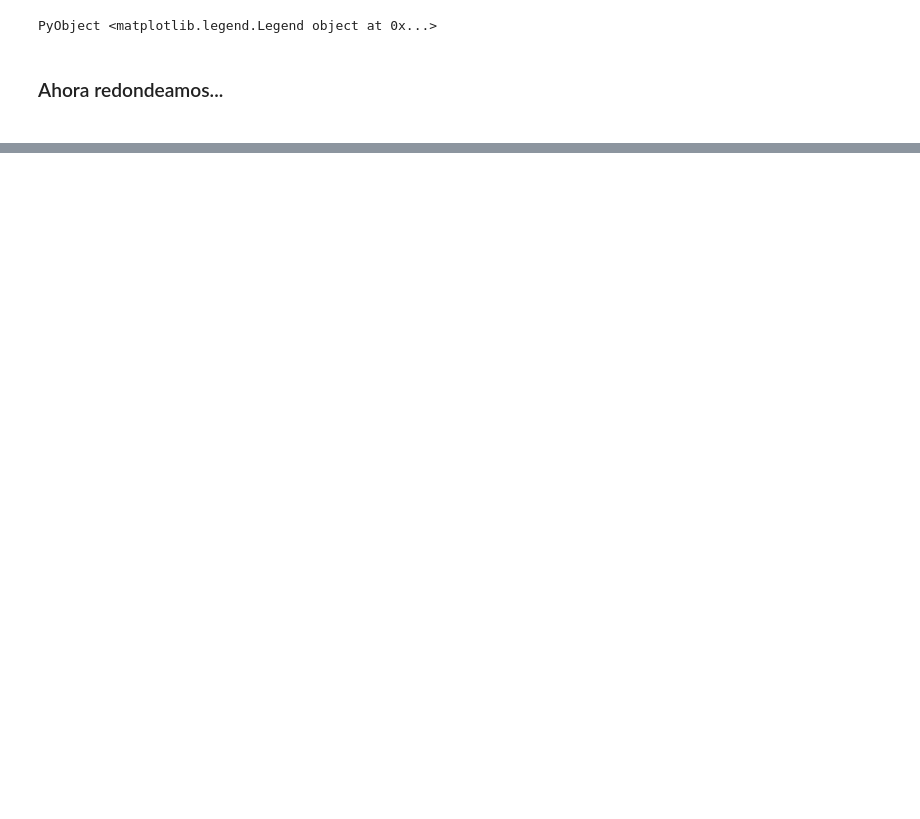
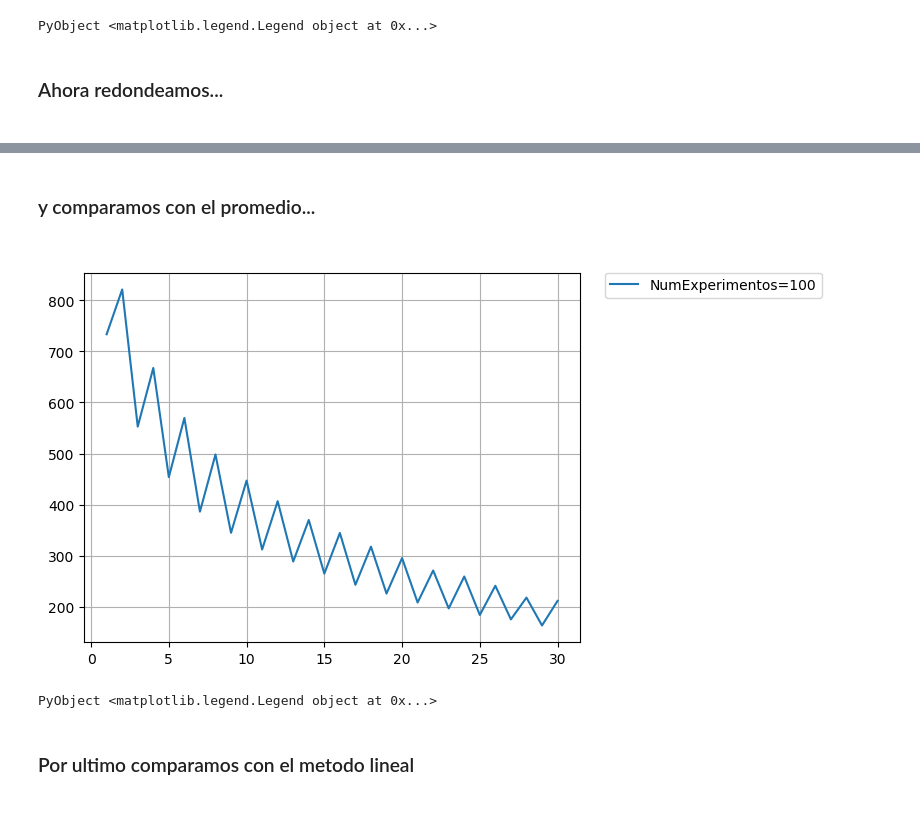
Before and after one commit to Zlinki/MasterThesis, a Jupyter notebook: ErrorvsObservaciones.ipynb, the cells around one changed output, grey strips where cells are left out. Drawn from its saved outputs; the diff is of its cells as text; code cells hidden in the pictures; blank space fills up the shorter version.

Commit message:
mejoras a varios metodos

```diff
--- a/ErrorvsObservaciones.ipynb
+++ b/ErrorvsObservaciones.ipynb
@@ -285,0 +369,13 @@ toc()
+# %% [markdown]
+<h3> y comparamos con el promedio...<h3>
+# %%
+#u = 200
+Q = evaluarGraphLearningMean6Grande(0.6,0.2,true)
+plot(1:1:30,Q,label="NumExperimentos=100")
+grid("on")
+legend(bbox_to_anchor=[1.05,1],loc=2,borderaxespad=0)
+# %% [output]
+[figure, added]
+PyObject <matplotlib.legend.Legend object at 0x...>
+# %% [markdown]
+<h3> Por ultimo comparamos con el metodo lineal<h3>
```
Also changed, not shown: parts of 9 cells of this notebook, 4 other files.
